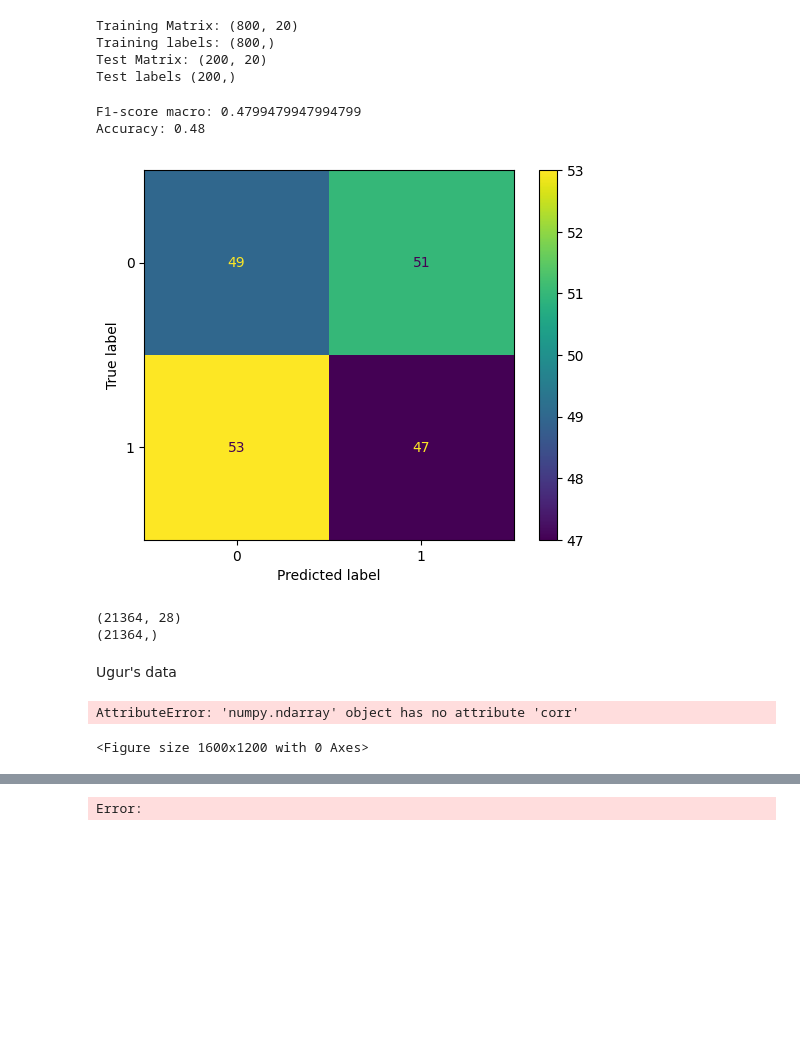
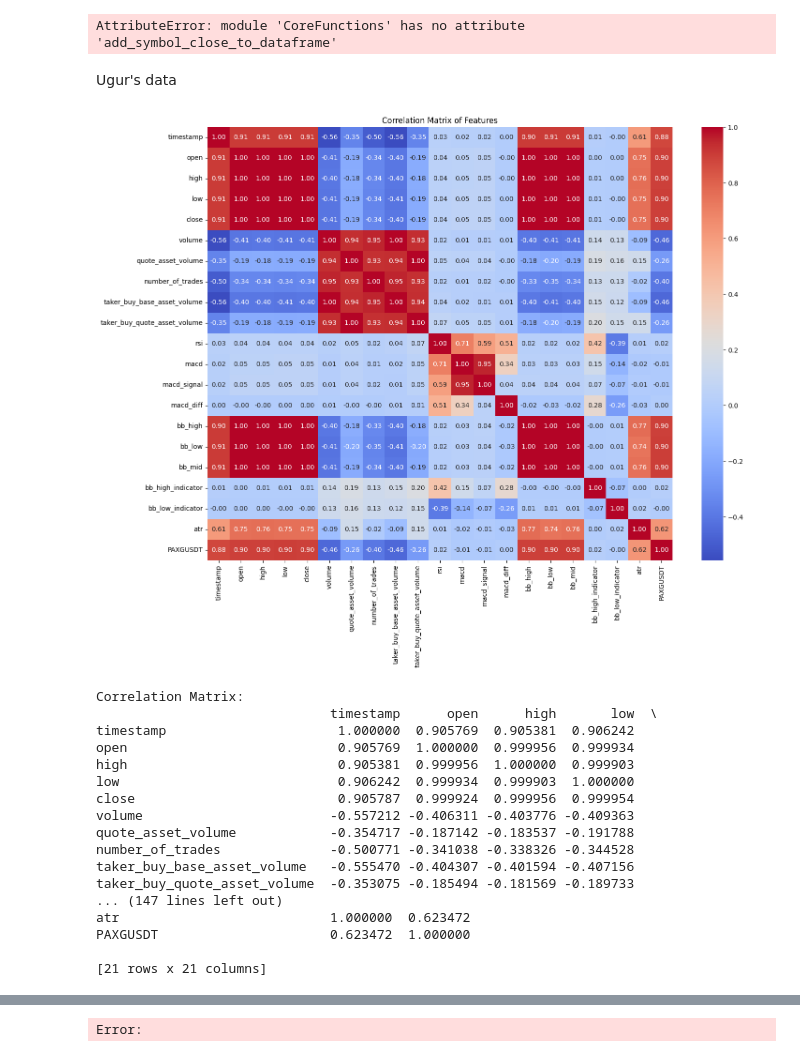
Before and after one commit to ugurokms/CryptoAi, a Jupyter notebook: test.ipynb, the cells around one changed output, grey strips where cells are left out. Cells and saved outputs as stored; diff of their text form; code cells hidden in the pictures; blank space fills up the shorter version.

Commit message:
add PAXGUSDT values using 'add_symbol_close_to_dataframe' function. no improvement in accuracy.

```diff
--- a/test.ipynb
+++ b/test.ipynb
@@ -17,45 +1,17 @@ from sklearn.ensemble import RandomForestClassifier
-# %%
-model = Sklearn_Classifier(sklearn_classifier=RandomForestClassifier(criterion="log_loss", class_weight="balanced_subsample", max_depth=10, n_estimators=150, min_samples_split=4))
-# Data Generation
-sample_size = 1000
-train_size = 0.8
-train_sample_size = int(sample_size*train_size)
-feature_size = 20
-X = np.random.random((sample_size, feature_size))
-y = np.random.choice([0, 1], size=sample_size)
-# Train Test Split
-X_train = X[:train_sample_size, :]
-y_train = y[:train_sample_size]
-X_test = X[train_sample_size:, :]
-y_test = y[train_sample_size:]
-print(f"Training Matrix: {X_train.shape}")
-print(f"Training labels: {y_train.shape}")
-print(f"Test Matrix: {X_test.shape}")
-print(f"Test labels {y_test.shape}")
-# %% [output]
-Training Matrix: (800, 20)
-Training labels: (800,)
-Test Matrix: (200, 20)
-Test labels (200,)
-# %%
-model.train_test(X_train=X_train, y_train=y_train, X_test=X_test, y_test=y_test)
-# %% [output]
-F1-score macro: 0.4799479947994799
-Accuracy: 0.48
-[figure, removed]
 # %%
+import DataPreprocessor as dp
+import importlib
+
+importlib.reload(dp)
 # Örnek kullanım:
 interval = '1h'
-start_date = "01 Jan, 2021"
-end_date = "10 Jun, 2024"
-X, y = dp.get_historical_data(interval, start_date, end_date) # problem, X is df but y is np
-feature_names = X.columns.tolist()
-X = X.to_numpy()
-print(X.shape)
-print(y.shape)
+start_date = "09 Sep, 2022"
+end_date = "8 Jul, 2024"
+X_df, y = dp.get_historical_data(interval, start_date, end_date) # problem, X is df but y is np
+feature_names = X_df.columns.tolist()
+X = X_df.to_numpy()
 # %% [output]
-(21364, 28)
-(21364,)
+AttributeError: module 'CoreFunctions' has no attribute 'add_symbol_close_to_dataframe'
 # %% [markdown]
 Ugur's data
 # %%
@@ -77,34 +33,50 @@ def plot_and_save_correlation_matrix(x):
     plt.figure(figsize=(16, 12))
     corr_matrix = x.corr()
     sns.heatmap(corr_matrix, annot=True, cmap='coolwarm', fmt='.2f')
     plt.title("Correlation Matrix of Features")
     plt.show()
 
     # Korelasyon matrisini yazdırma
     print("Correlation Matrix:")
     print(corr_matrix)
 
     # Korelasyon matrisini dosyaya kaydetme
     with open('correlation_matrix.txt', 'w') as f:
         f.write(corr_matrix.to_string())
 
 def plot_and_print_correlation_matrix(x):
     plt.figure(figsize=(16, 12))
     corr_matrix = x.corr()
     sns.heatmap(corr_matrix, annot=True, cmap='coolwarm', fmt='.2f')
     plt.title("Correlation Matrix of Features")
     plt.show()
 
     # Korelasyon matrisini yazdırma
     print("Correlation Matrix:")
     print(corr_matrix)
 
 # y'nin dağılımını çiz
 #plot_y_distribution(y)
 
 # x'in korelasyon matrisini çiz
-plot_and_print_correlation_matrix(X)
+plot_and_print_correlation_matrix(X_df)
 # %% [output]
+[figure, added]
-AttributeError: 'numpy.ndarray' object has no attribute 'corr'
+Correlation Matrix:
+                              timestamp      open      high       low  \
+timestamp                      1.000000  0.905769  0.905381  0.906242
+open                           0.905769  1.000000  0.999956  0.999934
+high                           0.905381  0.999956  1.000000  0.999903
+low                            0.906242  0.999934  0.999903  1.000000
+close                          0.905787  0.999924  0.999956  0.999954
+volume                        -0.557212 -0.406311 -0.403776 -0.409363
+quote_asset_volume            -0.354717 -0.187142 -0.183537 -0.191788
+number_of_trades              -0.500771 -0.341038 -0.338326 -0.344528
+taker_buy_base_asset_volume   -0.555470 -0.404307 -0.401594 -0.407156
+taker_buy_quote_asset_volume  -0.353075 -0.185494 -0.181569 -0.189733
+... (147 lines left out)
+atr                           1.000000  0.623472
+PAXGUSDT                      0.623472  1.000000
+
+[21 rows x 21 columns]
-<Figure size 1600x1200 with 0 Axes>
 # %%
```
Also changed, not shown: parts of 5 cells of this notebook, 2 other files.
